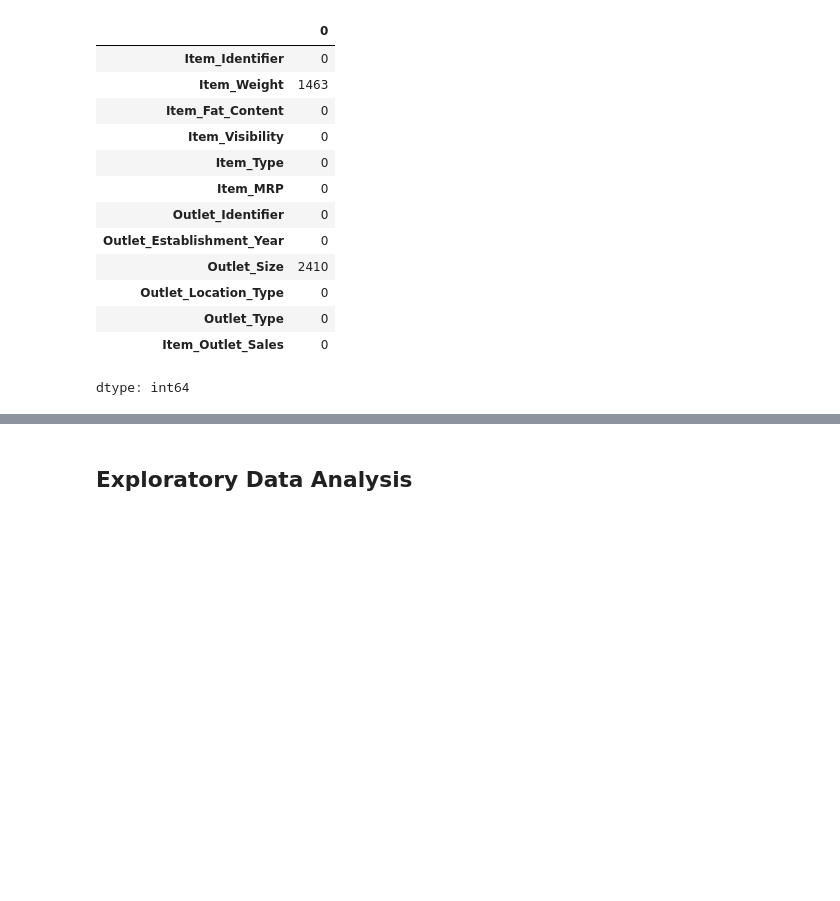
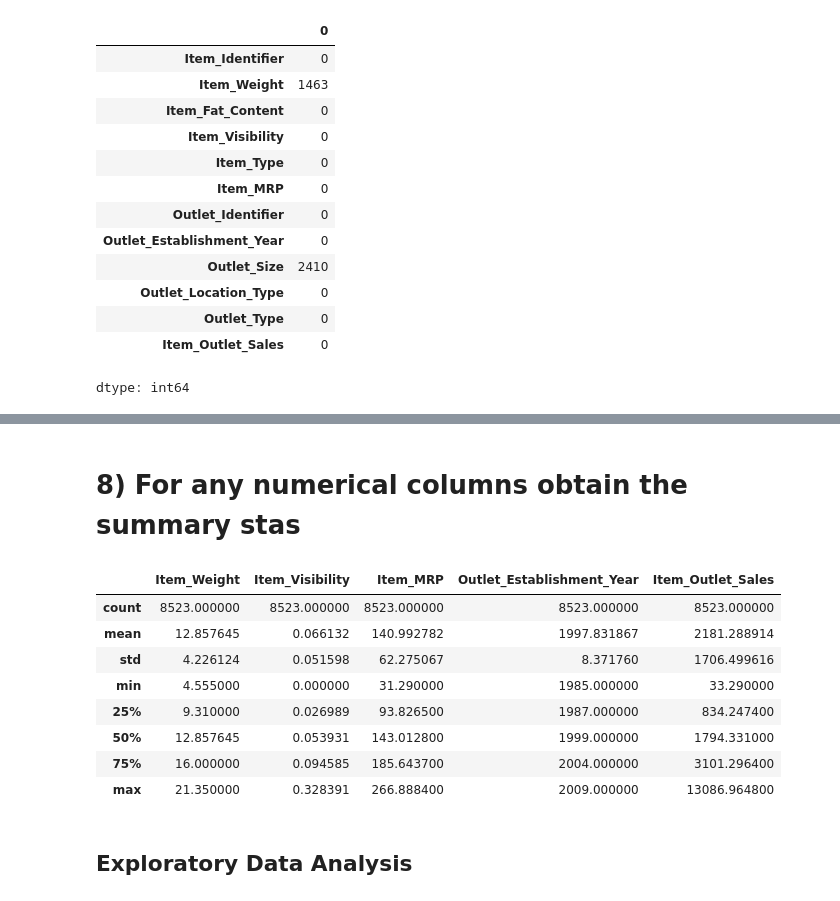
Before and after one commit to abdelrahman-rajab-hassan/prediction-of-product-sales, a Jupyter notebook: prediction_of_product_sales.ipynb, the cells around one changed output, grey strips where cells are left out. Saved outputs shown, nothing was run; the diff lists cells and outputs as text; code cells hidden in the pictures; blank space fills up the shorter version.

```diff
--- a/prediction_of_product_sales.ipynb
+++ b/prediction_of_product_sales.ipynb
@@ -108,0 +219,7 @@ dtype: int64
+# %%
+# replace LF and low fat with Low Fat, and reg with Regular
+df['Item_Fat_Content'] = df['Item_Fat_Content'].replace({
+    'LF': 'Low Fat',
+    'low fat': 'Low Fat',
+    'reg': 'Regular'
+})
@@ -109,3 +235,18 @@ dtype: int64
+# %% [markdown]
+# 8) For any numerical columns obtain the summary stas
+# %%
+# display the stats of each numerical column
+df.describe()
+# %% [output]
+|  | Item_Weight | Item_Visibility | Item_MRP | Outlet_Establishment_Year | Item_Outlet_Sales |
+| count | 8523.000000 | 8523.000000 | 8523.000000 | 8523.000000 | 8523.000000 |
+| mean | 12.857645 | 0.066132 | 140.992782 | 1997.831867 | 2181.288914 |
+| std | 4.226124 | 0.051598 | 62.275067 | 8.371760 | 1706.499616 |
+| min | 4.555000 | 0.000000 | 31.290000 | 1985.000000 | 33.290000 |
+| 25% | 9.310000 | 0.026989 | 93.826500 | 1987.000000 | 834.247400 |
+| 50% | 12.857645 | 0.053931 | 143.012800 | 1999.000000 | 1794.331000 |
+| 75% | 16.000000 | 0.094585 | 185.643700 | 2004.000000 | 3101.296400 |
+| max | 21.350000 | 0.328391 | 266.888400 | 2009.000000 | 13086.964800 |
 # %% [markdown]
 ## Exploratory Data Analysis
 # %% [markdown]
```
Also changed, not shown: parts of 18 cells of this notebook.
